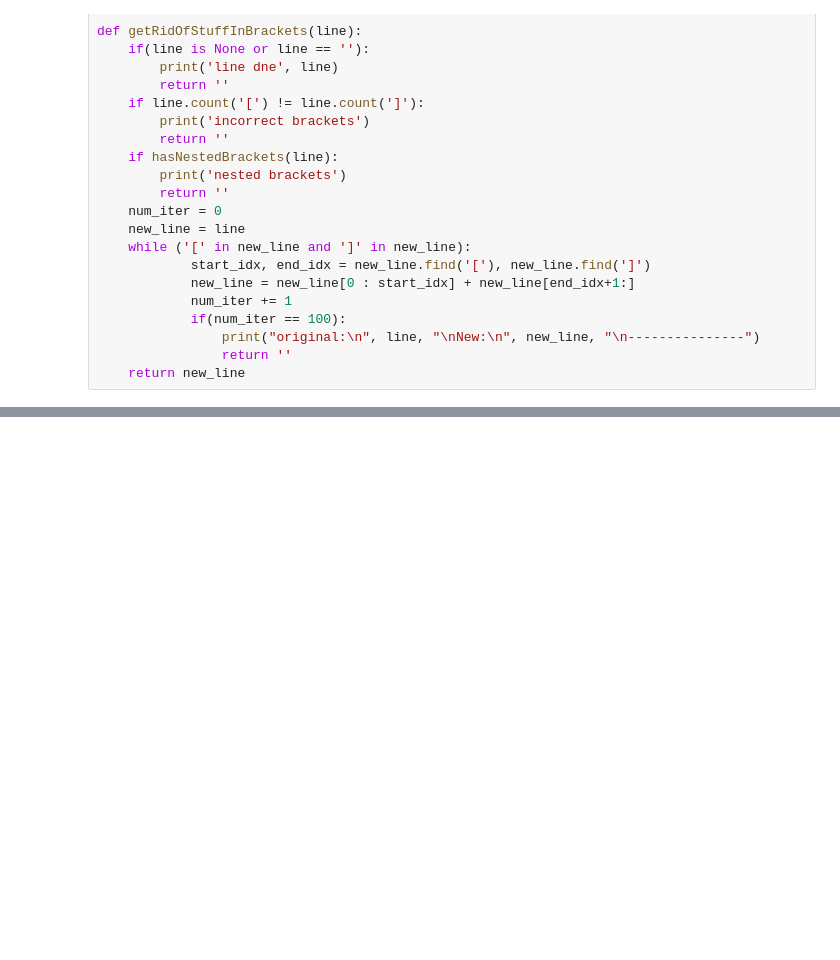
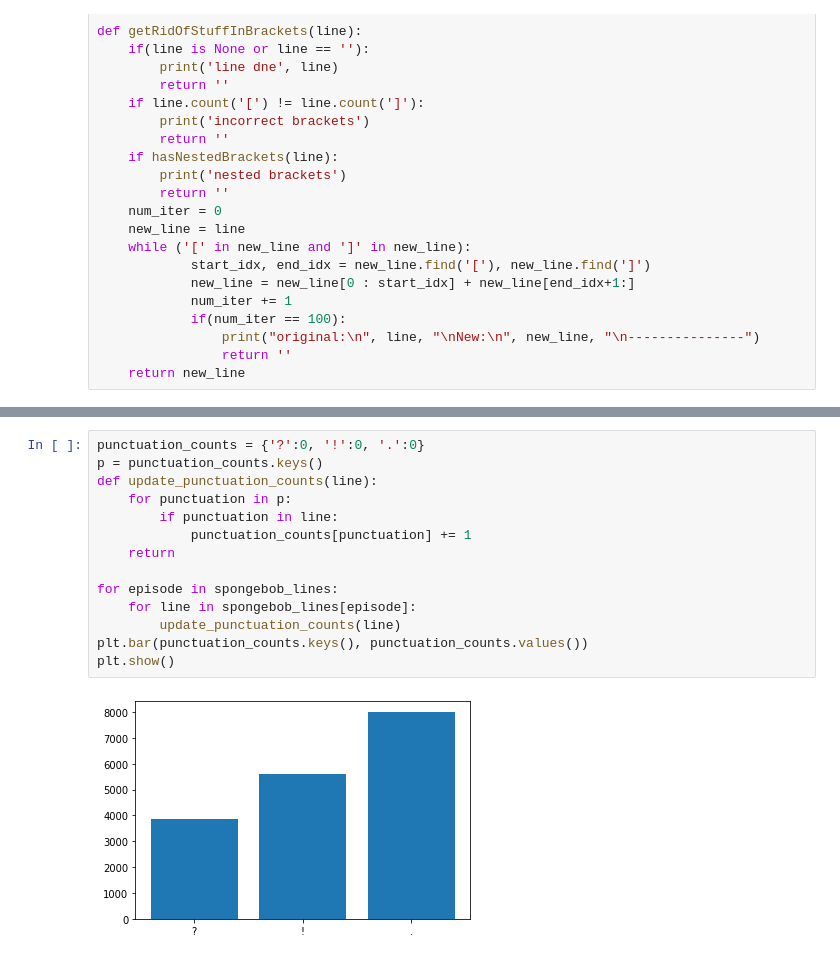
Before and after one commit to zxstewart/ds_team_spongebot, a Jupyter notebook: data_extraction.ipynb, the cells around one changed output, grey strips where cells are left out. Drawn from its saved outputs; the diff is of its cells as text; blank space fills up the shorter version.

```diff
--- a/data_extraction.ipynb
+++ b/data_extraction.ipynb
@@ -85,0 +161,16 @@ print(spongebob_lines['KrabBorg'])
+# %%
+punctuation_counts = {'?':0, '!':0, '.':0}
+p = punctuation_counts.keys()
+def update_punctuation_counts(line):
+    for punctuation in p:
+        if punctuation in line:
+            punctuation_counts[punctuation] += 1
+    return
+
+for episode in spongebob_lines:
+    for line in spongebob_lines[episode]:
+        update_punctuation_counts(line)
+plt.bar(punctuation_counts.keys(), punctuation_counts.values())
+plt.show()
+# %% [output]
+[figure, added]
```
Also changed, not shown: parts of 15 cells of this notebook.
